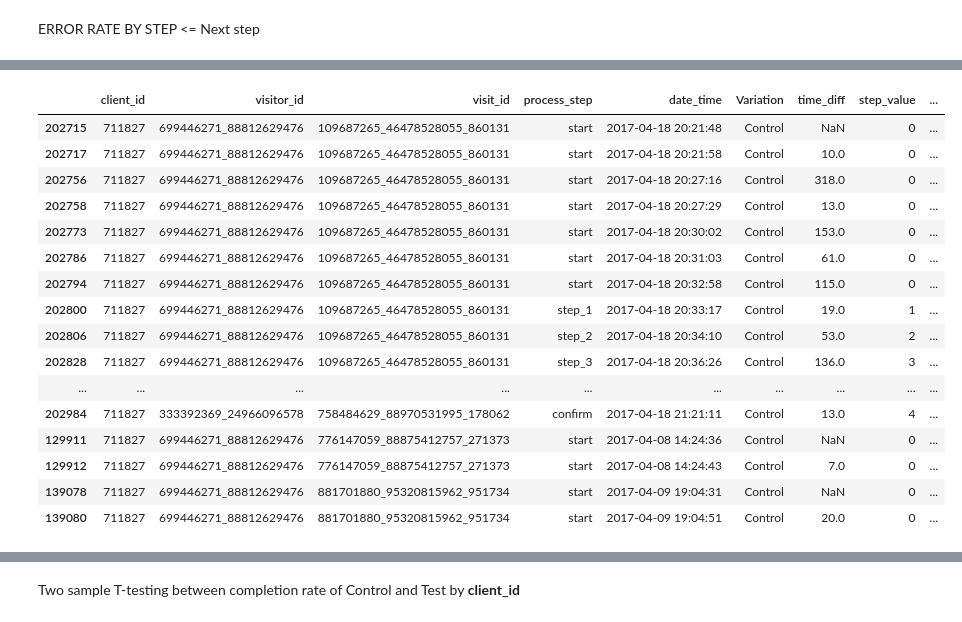
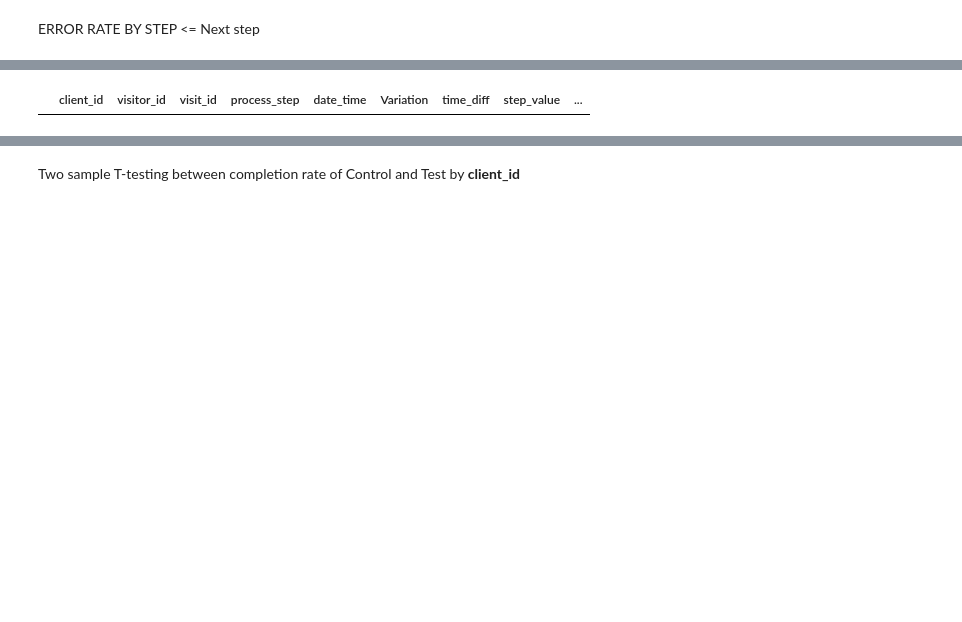
Before and after one commit to JavierVillares/Ironhack-Project-2, a Jupyter notebook: Notebooks/concat test.ipynb, the cells around one changed output, grey strips where cells are left out. Cells and saved outputs as stored; diff of their text form; code cells hidden in the pictures; blank space fills up the shorter version.

```diff
--- a/Notebooks/concat test.ipynb
+++ b/Notebooks/concat test.ipynb
@@ -604,26 +604,10 @@ error_counts
 # %%
 # Filter the DataFrame for rows where the client ID is 3561384
-specific_client_instances = merged_df_sorted[merged_df_sorted['client_id'] == 711827]
+specific_client_instances = merged_df_sorted[merged_df_sorted['client_id'] == 355337]
 
 # Display all instances of the specific client
 specific_client_instances
 # %% [output]
 |  | client_id | visitor_id | visit_id | process_step | date_time | Variation | time_diff | step_value | ... |
-| 202715 | 711827 | 699446271_88812629476 | 109687265_46478528055_860131 | start | 2017-04-18 20:21:48 | Control | NaN | 0 | ... |
-| 202717 | 711827 | 699446271_88812629476 | 109687265_46478528055_860131 | start | 2017-04-18 20:21:58 | Control | 10.0 | 0 | ... |
-| 202756 | 711827 | 699446271_88812629476 | 109687265_46478528055_860131 | start | 2017-04-18 20:27:16 | Control | 318.0 | 0 | ... |
-| 202758 | 711827 | 699446271_88812629476 | 109687265_46478528055_860131 | start | 2017-04-18 20:27:29 | Control | 13.0 | 0 | ... |
-| 202773 | 711827 | 699446271_88812629476 | 109687265_46478528055_860131 | start | 2017-04-18 20:30:02 | Control | 153.0 | 0 | ... |
-| 202786 | 711827 | 699446271_88812629476 | 109687265_46478528055_860131 | start | 2017-04-18 20:31:03 | Control | 61.0 | 0 | ... |
-| 202794 | 711827 | 699446271_88812629476 | 109687265_46478528055_860131 | start | 2017-04-18 20:32:58 | Control | 115.0 | 0 | ... |
-| 202800 | 711827 | 699446271_88812629476 | 109687265_46478528055_860131 | step_1 | 2017-04-18 20:33:17 | Control | 19.0 | 1 | ... |
-| 202806 | 711827 | 699446271_88812629476 | 109687265_46478528055_860131 | step_2 | 2017-04-18 20:34:10 | Control | 53.0 | 2 | ... |
-| 202828 | 711827 | 699446271_88812629476 | 109687265_46478528055_860131 | step_3 | 2017-04-18 20:36:26 | Control | 136.0 | 3 | ... |
-| ... | ... | ... | ... | ... | ... | ... | ... | ... | ... |
-| 202984 | 711827 | 333392369_24966096578 | 758484629_88970531995_178062 | confirm | 2017-04-18 21:21:11 | Control | 13.0 | 4 | ... |
-| 129911 | 711827 | 699446271_88812629476 | 776147059_88875412757_271373 | start | 2017-04-08 14:24:36 | Control | NaN | 0 | ... |
-| 129912 | 711827 | 699446271_88812629476 | 776147059_88875412757_271373 | start | 2017-04-08 14:24:43 | Control | 7.0 | 0 | ... |
-| 139078 | 711827 | 699446271_88812629476 | 881701880_95320815962_951734 | start | 2017-04-09 19:04:31 | Control | NaN | 0 | ... |
-| 139080 | 711827 | 699446271_88812629476 | 881701880_95320815962_951734 | start | 2017-04-09 19:04:51 | Control | 20.0 | 0 | ... |
 # %%
 merged_df_sorted.to_csv('/Users/javi/Desktop/Ironhack/Entregas de github/Ironhack-Project-2/Raw data/df_merged_sorted.csv',index=False,encoding='latin-1')
```
Also changed, not shown: parts of 27 cells of this notebook, 9 other files.
